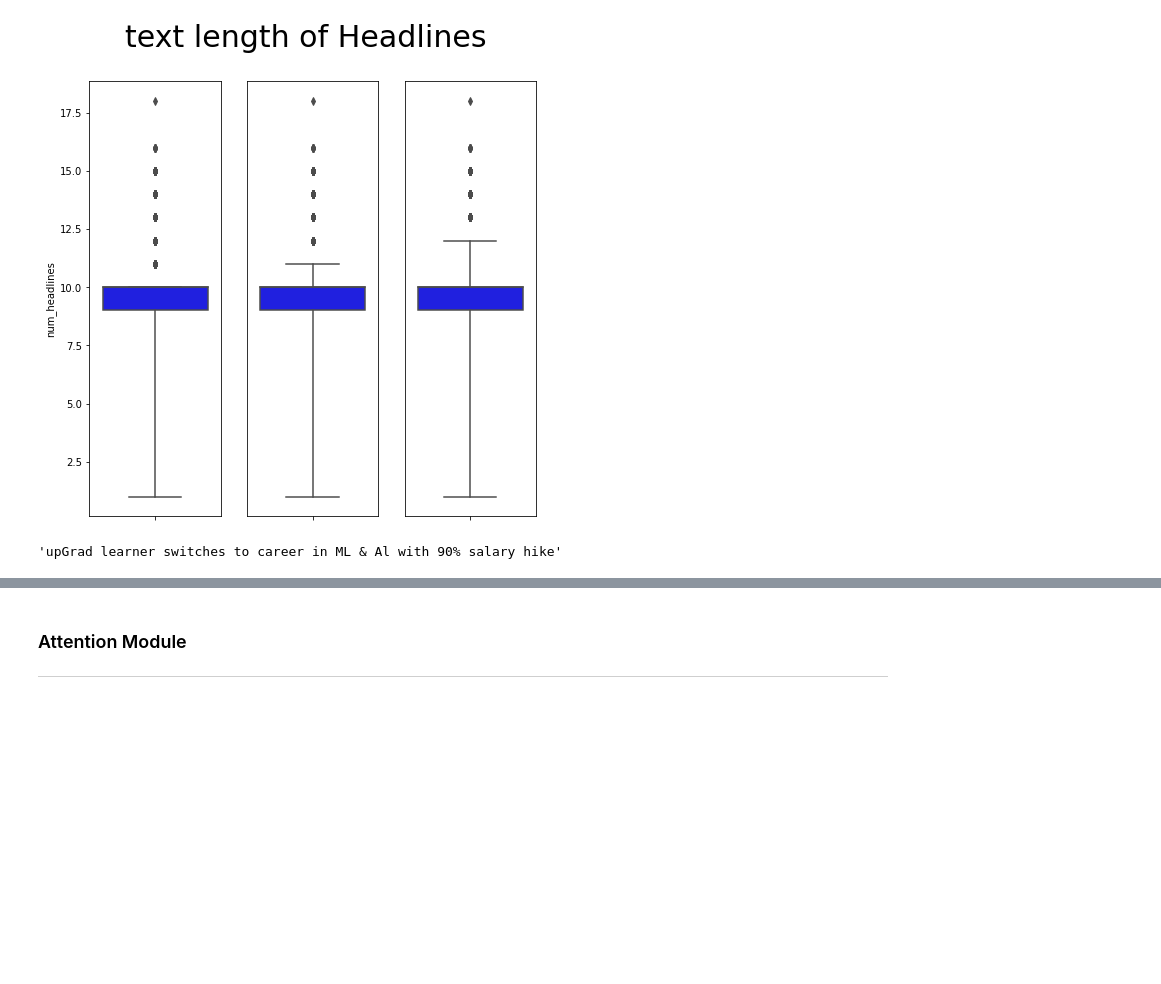
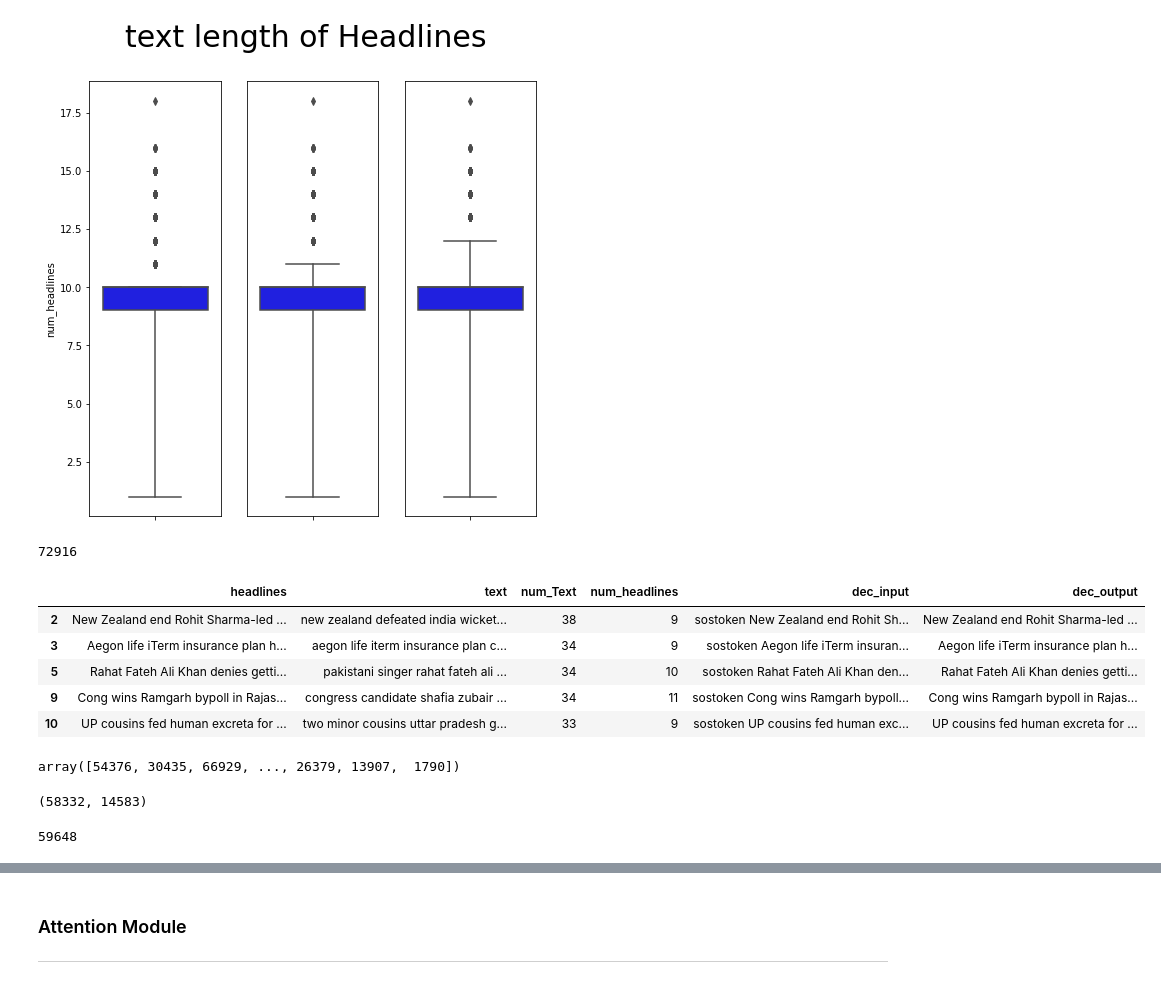
Before and after one commit to jujemu/Aiffel, a Jupyter notebook: EX/EX-7/[EX-7]news_summary.ipynb, the cells around one changed output, grey strips where cells are left out. Cells and saved outputs as stored; diff of their text form; code cells hidden in the pictures; blank space fills up the shorter version.

```diff
--- a/EX/EX-7/[EX-7]news_summary.ipynb
+++ b/EX/EX-7/[EX-7]news_summary.ipynb
@@ -996,8 +998,3 @@ sns.boxplot(data=data, y='num_headlines', whis=[0, 95], color='blue').set_ylabel
 plt.show()
 # %% [output]
 [figure]
-# %%
-text_max_len = 38
-headlines_max_len = 11
-# %% [output]
-'upGrad learner switches to career in ML & Al with 90% salary hike'
@@ -1003,0 +1005,18 @@ headlines_max_len = 11
+# %%
+data = data[data['text'].apply(lambda x: len(x.split()) <= text_max_len)]
+data = data[data['headlines'].apply(lambda x: len(x.split()) <= headlines_max_len)]
+
+len(data) # before len(data) = 94360
+# %% [output]
+72916
+# %%
+data['dec_input'] = data['headlines'].apply(lambda x: 'sostoken ' +x)
+data['dec_output'] = data['headlines'].apply(lambda x: x+' eostoken')
+data.head()
+# %% [output]
+|  | headlines | text | num_Text | num_headlines | dec_input | dec_output |
+| 2 | New Zealand end Rohit Sharma-led ... | new zealand defeated india wicket... | 38 | 9 | sostoken New Zealand end Rohit Sh... | New Zealand end Rohit Sharma-led ... |
+| 3 | Aegon life iTerm insurance plan h... | aegon life iterm insurance plan c... | 34 | 9 | sostoken Aegon life iTerm insuran... | Aegon life iTerm insurance plan h... |
+| 5 | Rahat Fateh Ali Khan denies getti... | pakistani singer rahat fateh ali ... | 34 | 10 | sostoken Rahat Fateh Ali Khan den... | Rahat Fateh Ali Khan denies getti... |
+| 9 | Cong wins Ramgarh bypoll in Rajas... | congress candidate shafia zubair ... | 34 | 11 | sostoken Cong wins Ramgarh bypoll... | Cong wins Ramgarh bypoll in Rajas... |
+| 10 | UP cousins fed human excreta for ... | two minor cousins uttar pradesh g... | 33 | 9 | sostoken UP cousins fed human exc... | UP cousins fed human excreta for ... |
@@ -1003,0 +1027,6 @@ headlines_max_len = 11
+# %%
+indices = np.arange(data.shape[0])
+np.random.shuffle(indices)
+indices
+# %% [output]
+array([54376, 30435, 66929, ..., 26379, 13907,  1790])
@@ -1003,0 +1037,22 @@ headlines_max_len = 11
+# %%
+# ratio train:test
+r = int(enc_input.shape[0] * 0.8)
+
+enc_input_train = enc_input[:r]
+dec_input_train = dec_input[:r]
+dec_output_train = dec_output[:r]
+
+enc_input_test = enc_input[r:]
+dec_input_test = dec_input[r:]
+dec_output_test = dec_output[r:]
+
+r, r//4
+# %% [output]
+(58332, 14583)
+# %%
+src_tokenizer = Tokenizer()
+src_tokenizer.fit_on_texts(enc_input_train)
+
+len(src_tokenizer.word_index)
+# %% [output]
+59648
```
Also changed, not shown: parts of 29 cells of this notebook.
